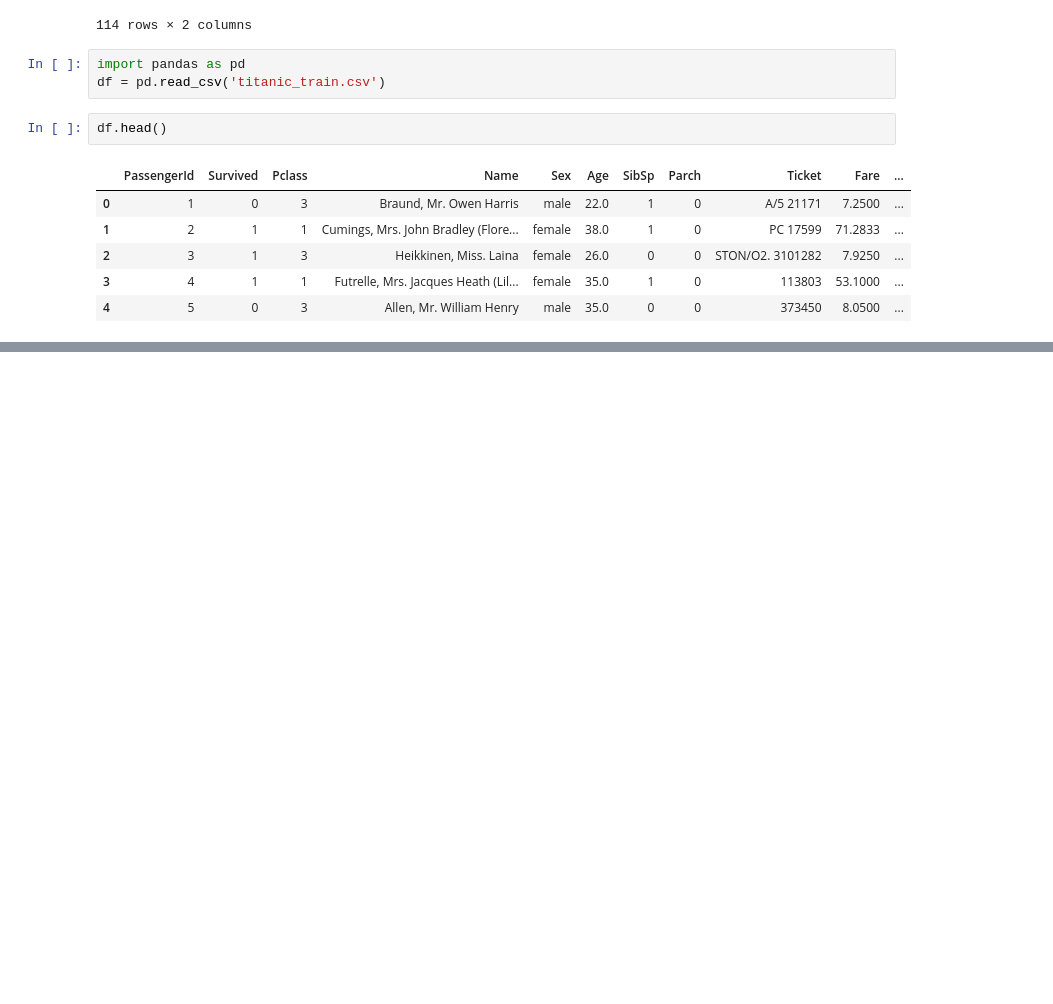
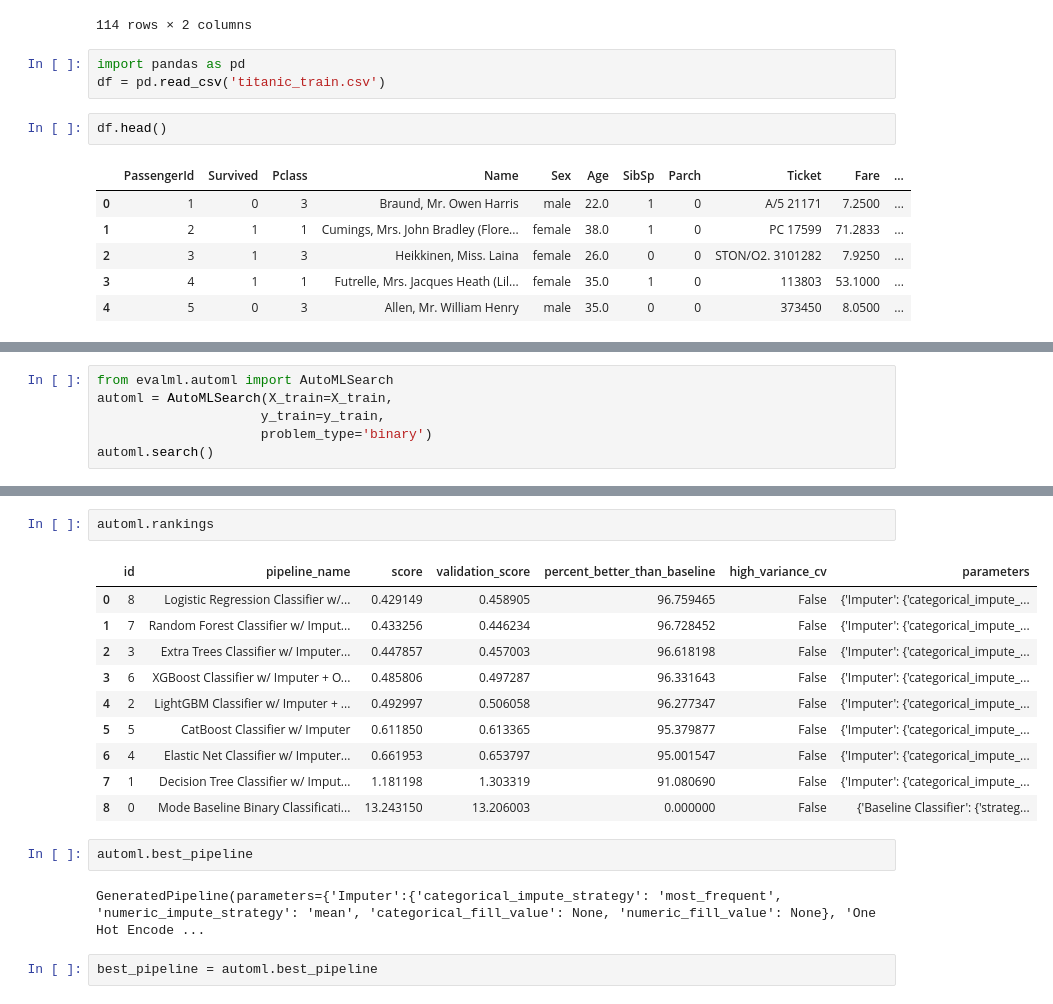
Before and after one commit to apastagia/EvalML_Library, a Jupyter notebook: AutoML_Evalml.ipynb, the cells around one changed output, grey strips where cells are left out. Cells and saved outputs as stored; diff of their text form; blank space fills up the shorter version.

```diff
--- a/AutoML_Evalml.ipynb
+++ b/AutoML_Evalml.ipynb
@@ -234,0 +274,6 @@ df.head()
+# %%
+from evalml.automl import AutoMLSearch
+automl = AutoMLSearch(X_train=X_train,
+                     y_train=y_train,
+                     problem_type='binary')
+automl.search()
@@ -234,0 +315,19 @@ df.head()
+# %%
+automl.rankings
+# %% [output]
+|  | id | pipeline_name | score | validation_score | percent_better_than_baseline | high_variance_cv | parameters |
+| 0 | 8 | Logistic Regression Classifier w/... | 0.429149 | 0.458905 | 96.759465 | False | {'Imputer': {'categorical_impute_... |
+| 1 | 7 | Random Forest Classifier w/ Imput... | 0.433256 | 0.446234 | 96.728452 | False | {'Imputer': {'categorical_impute_... |
+| 2 | 3 | Extra Trees Classifier w/ Imputer... | 0.447857 | 0.457003 | 96.618198 | False | {'Imputer': {'categorical_impute_... |
+| 3 | 6 | XGBoost Classifier w/ Imputer + O... | 0.485806 | 0.497287 | 96.331643 | False | {'Imputer': {'categorical_impute_... |
+| 4 | 2 | LightGBM Classifier w/ Imputer + ... | 0.492997 | 0.506058 | 96.277347 | False | {'Imputer': {'categorical_impute_... |
+| 5 | 5 | CatBoost Classifier w/ Imputer | 0.611850 | 0.613365 | 95.379877 | False | {'Imputer': {'categorical_impute_... |
+| 6 | 4 | Elastic Net Classifier w/ Imputer... | 0.661953 | 0.653797 | 95.001547 | False | {'Imputer': {'categorical_impute_... |
+| 7 | 1 | Decision Tree Classifier w/ Imput... | 1.181198 | 1.303319 | 91.080690 | False | {'Imputer': {'categorical_impute_... |
+| 8 | 0 | Mode Baseline Binary Classificati... | 13.243150 | 13.206003 | 0.000000 | False | {'Baseline Classifier': {'strateg... |
+# %%
+automl.best_pipeline
+# %% [output]
+GeneratedPipeline(parameters={'Imputer':{'categorical_impute_strategy': 'most_frequent', 'numeric_impute_strategy': 'mean', 'categorical_fill_value': None, 'numeric_fill_value': None}, 'One Hot Encode ...
+# %%
+best_pipeline = automl.best_pipeline
```
Also changed, not shown: parts of 12 cells of this notebook.
